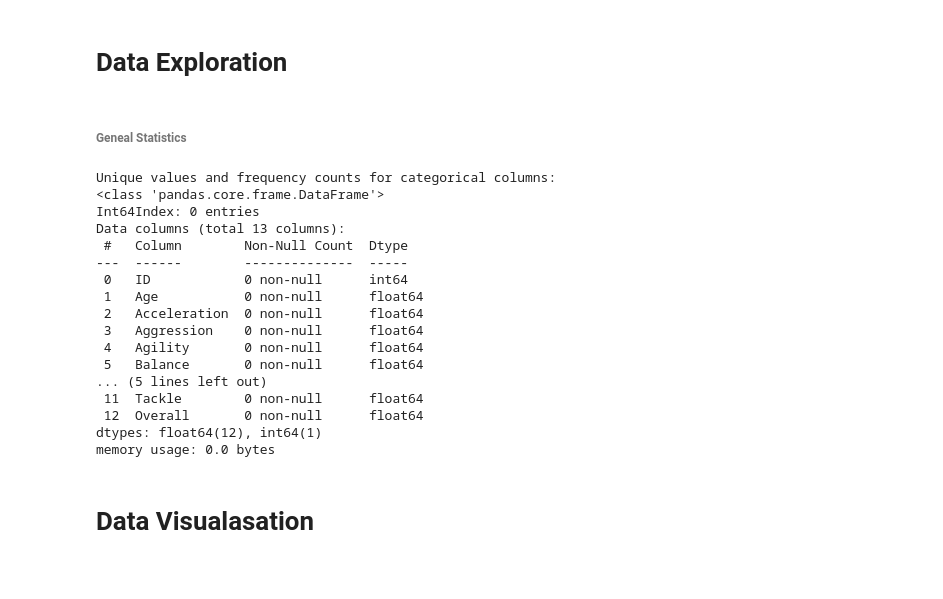
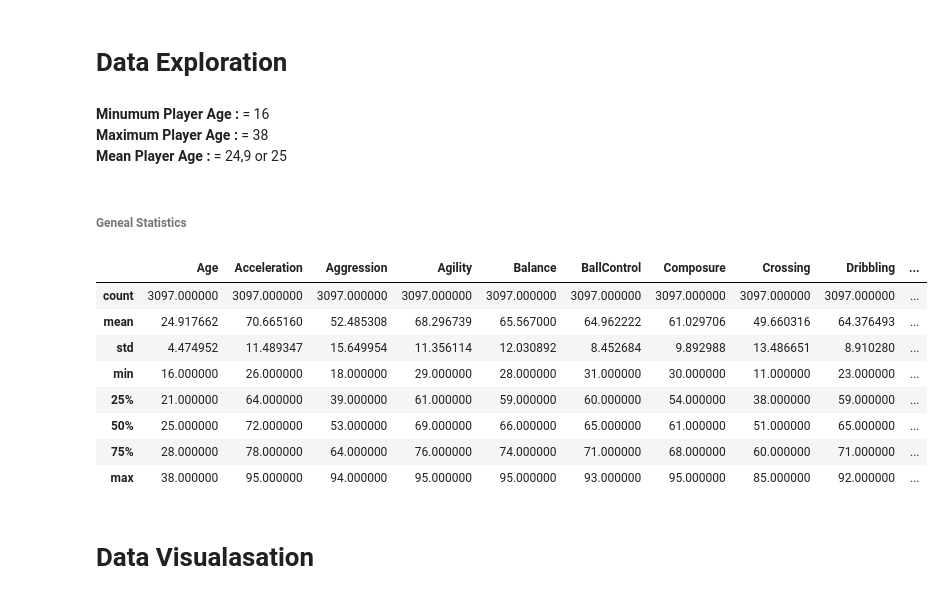
Before and after one commit to Sole-Emmy/-com.mcast.adad2023.a02.Nwafor_Emmanuel, a Jupyter notebook: Football_Striker_Score.ipynb, the cells around one changed output. Drawn from its saved outputs; the diff is of its cells as text; code cells hidden in the pictures.

```diff
--- a/Football_Striker_Score.ipynb
+++ b/Football_Striker_Score.ipynb
@@ -237,54 +310,23 @@ dataset.dropna(axis=0, inplace=True)
 # %% [markdown]
 # Data Exploration
+# %% [markdown]
+**Minumum Player Age :** = 16 <br />
+**Maximum Player Age :** = 38 <br />
+**Mean Player Age :** = 24,9 or 25
 # %% [markdown]
 ###### Geneal Statistics
-# %%
-import os
-import re
-import numpy as np
-
-path = "C:\\Users\\User\\OneDrive\\Advanced Data Analytics\\Home Assignment Research\\GitHub\\-com.mcast.adad2023.a02.Nwafor_Emmanuel\\football_striker_score.csv"
-
-# Remove all Unicode escape sequences from the file path
-cleaned_path = re.sub(r"\\U[0-9a-fA-F]{8}", "", path)
-
-# Check if any Unicode escape sequences were removed
-if cleaned_path != path:
-    print("Removed Unicode escape sequences from the path:", cleaned_path)
-
-# Read the CSV file using the cleaned path
-dataset = pd.read_csv(cleaned_path)
-
-# Display summary statistics for numerical columns
-numeric_columns = dataset.select_dtypes(include=[np.number])
-("Summary statistics for numerical columns:")
-(numeric_columns.describe())
-
-# Display unique values and frequency counts for categorical columns
-categorical_columns = dataset.select_dtypes(include=["object", "category"])
-print("Unique values and frequency counts for categorical columns:")
-for col in categorical_columns.columns:
-    (f"Unique values and frequency counts for {col}:")
-    (dataset[col].value_counts())
-data.info()
-# %% [output]
-Unique values and frequency counts for categorical columns:
-<class 'pandas.core.frame.DataFrame'>
-Int64Index: 0 entries
-Data columns (total 13 columns):
- #   Column        Non-Null Count  Dtype
----  ------        --------------  -----
- 0   ID            0 non-null      int64
- 1   Age           0 non-null      float64
- 2   Acceleration  0 non-null      float64
- 3   Aggression    0 non-null      float64
- 4   Agility       0 non-null      float64
- 5   Balance       0 non-null      float64
-... (5 lines left out)
- 11  Tackle        0 non-null      float64
- 12  Overall       0 non-null      float64
-dtypes: float64(12), int64(1)
-memory usage: 0.0 bytes
+# %%
+dataset.describe()
+# %% [output]
+|  | Age | Acceleration | Aggression | Agility | Balance | BallControl | Composure | Crossing | Dribbling | ... |
+| count | 3097.000000 | 3097.000000 | 3097.000000 | 3097.000000 | 3097.000000 | 3097.000000 | 3097.000000 | 3097.000000 | 3097.000000 | ... |
+| mean | 24.917662 | 70.665160 | 52.485308 | 68.296739 | 65.567000 | 64.962222 | 61.029706 | 49.660316 | 64.376493 | ... |
+| std | 4.474952 | 11.489347 | 15.649954 | 11.356114 | 12.030892 | 8.452684 | 9.892988 | 13.486651 | 8.910280 | ... |
+| min | 16.000000 | 26.000000 | 18.000000 | 29.000000 | 28.000000 | 31.000000 | 30.000000 | 11.000000 | 23.000000 | ... |
+| 25% | 21.000000 | 64.000000 | 39.000000 | 61.000000 | 59.000000 | 60.000000 | 54.000000 | 38.000000 | 59.000000 | ... |
+| 50% | 25.000000 | 72.000000 | 53.000000 | 69.000000 | 66.000000 | 65.000000 | 61.000000 | 51.000000 | 65.000000 | ... |
+| 75% | 28.000000 | 78.000000 | 64.000000 | 76.000000 | 74.000000 | 71.000000 | 68.000000 | 60.000000 | 71.000000 | ... |
+| max | 38.000000 | 95.000000 | 94.000000 | 95.000000 | 95.000000 | 93.000000 | 95.000000 | 85.000000 | 92.000000 | ... |
 # %% [markdown]
 # Data Visualasation
 # %% [markdown]
```
Also changed, not shown: parts of 13 cells of this notebook.
